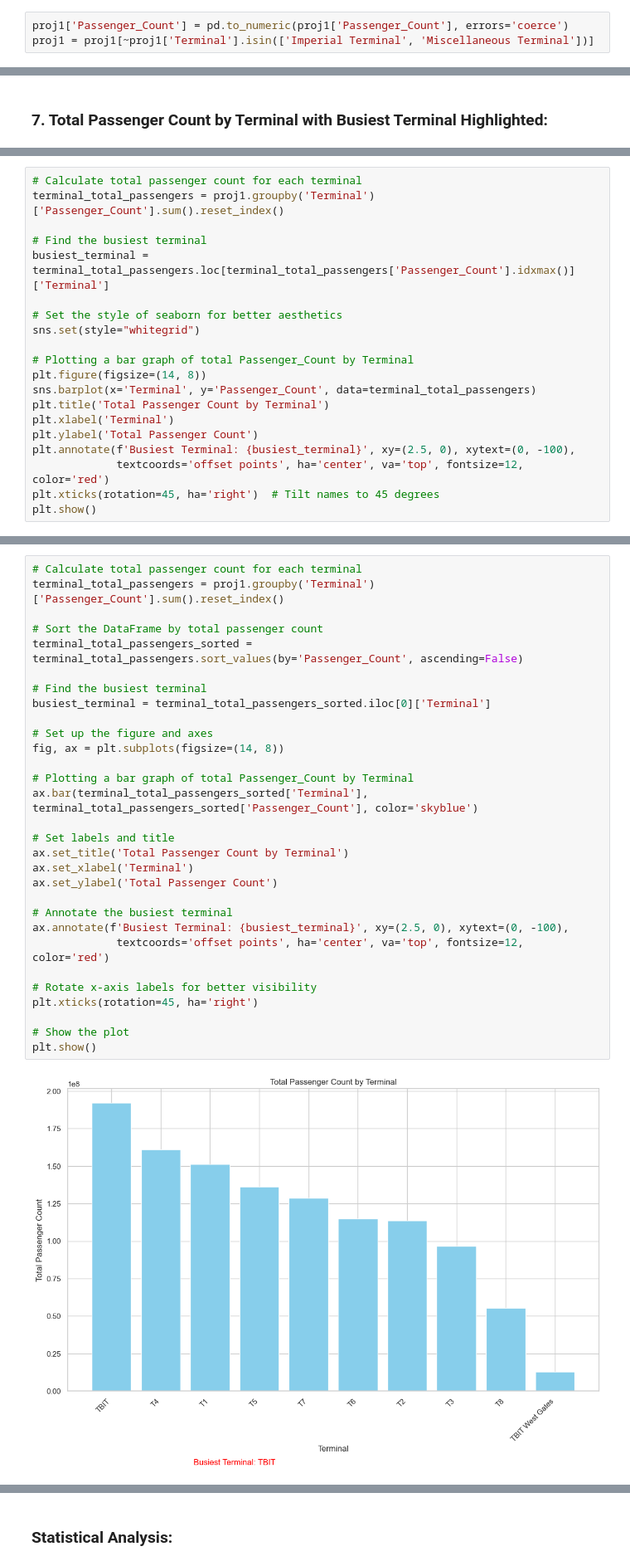
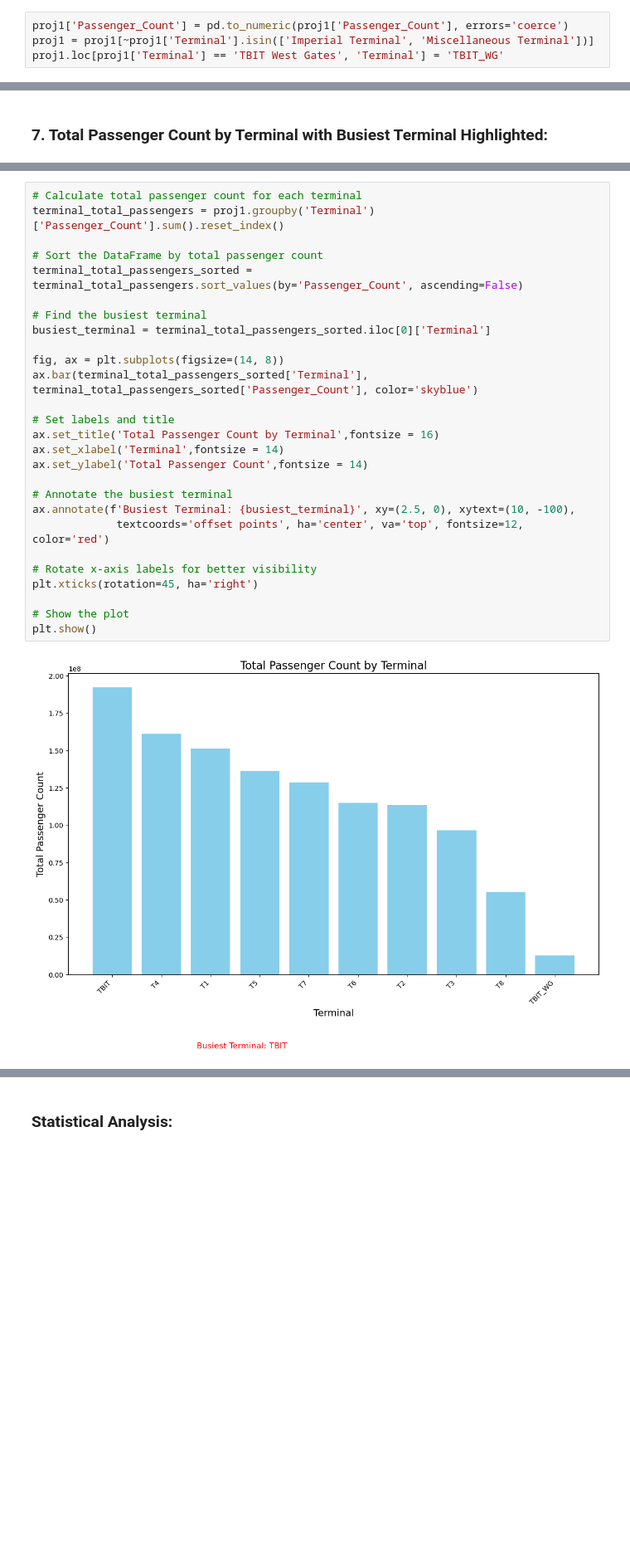
Before and after one commit to HemantDeshmukh026/LAX-Passenger-Traffic-Analysis, a Jupyter notebook: LAX-Passenger_Traffic_Analysis.ipynb, the cells around one changed output, grey strips where cells are left out. Shown: that part at 83% size. Cells and saved outputs as stored; diff of their text form; blank space fills up the shorter version.

```diff
--- a/LAX-Passenger_Traffic_Analysis.ipynb
+++ b/LAX-Passenger_Traffic_Analysis.ipynb
@@ -102,6 +102,7 @@ proj1['Terminal'] = proj1['Terminal'].astype('str')
 # %%
 proj1['Passenger_Count'] = pd.to_numeric(proj1['Passenger_Count'], errors='coerce')
 proj1 = proj1[~proj1['Terminal'].isin(['Imperial Terminal', 'Miscellaneous Terminal'])]
+proj1.loc[proj1['Terminal'] == 'TBIT West Gates', 'Terminal'] = 'TBIT_WG'
 # %%
 proj1
 # %% [output]
@@ -425,20 +337,0 @@ plt.show()
-# %%
-# Calculate total passenger count for each terminal
-terminal_total_passengers = proj1.groupby('Terminal')['Passenger_Count'].sum().reset_index()
-
-# Find the busiest terminal
-busiest_terminal = terminal_total_passengers.loc[terminal_total_passengers['Passenger_Count'].idxmax()]['Terminal']
-
-# Set the style of seaborn for better aesthetics
-sns.set(style="whitegrid")
-
-# Plotting a bar graph of total Passenger_Count by Terminal
-plt.figure(figsize=(14, 8))
-sns.barplot(x='Terminal', y='Passenger_Count', data=terminal_total_passengers)
-plt.title('Total Passenger Count by Terminal')
-plt.xlabel('Terminal')
-plt.ylabel('Total Passenger Count')
-plt.annotate(f'Busiest Terminal: {busiest_terminal}', xy=(2.5, 0), xytext=(0, -100),
-             textcoords='offset points', ha='center', va='top', fontsize=12, color='red')
-plt.xticks(rotation=45, ha='right')  # Tilt names to 45 degrees
-plt.show()
@@ -449,32 +338,29 @@ plt.show()
 # %%
 # Calculate total passenger count for each terminal
 terminal_total_passengers = proj1.groupby('Terminal')['Passenger_Count'].sum().reset_index()
 
 # Sort the DataFrame by total passenger count
 terminal_total_passengers_sorted = terminal_total_passengers.sort_values(by='Passenger_Count', ascending=False)
 
 # Find the busiest terminal
 busiest_terminal = terminal_total_passengers_sorted.iloc[0]['Terminal']
 
-# Set up the figure and axes
 fig, ax = plt.subplots(figsize=(14, 8))
-
-# Plotting a bar graph of total Passenger_Count by Terminal
 ax.bar(terminal_total_passengers_sorted['Terminal'], terminal_total_passengers_sorted['Passenger_Count'], color='skyblue')
 
 # Set labels and title
-ax.set_title('Total Passenger Count by Terminal')
-ax.set_xlabel('Terminal')
-ax.set_ylabel('Total Passenger Count')
+ax.set_title('Total Passenger Count by Terminal',fontsize = 16)
+ax.set_xlabel('Terminal',fontsize = 14)
+ax.set_ylabel('Total Passenger Count',fontsize = 14)
 
 # Annotate the busiest terminal
-ax.annotate(f'Busiest Terminal: {busiest_terminal}', xy=(2.5, 0), xytext=(0, -100),
+ax.annotate(f'Busiest Terminal: {busiest_terminal}', xy=(2.5, 0), xytext=(10, -100),
              textcoords='offset points', ha='center', va='top', fontsize=12, color='red')
 
 # Rotate x-axis labels for better visibility
 plt.xticks(rotation=45, ha='right')
 
 # Show the plot
 plt.show()
 # %% [output]
-[figure, old version]
+[figure, new version]
```
Also changed, not shown: parts of 43 cells of this notebook.
